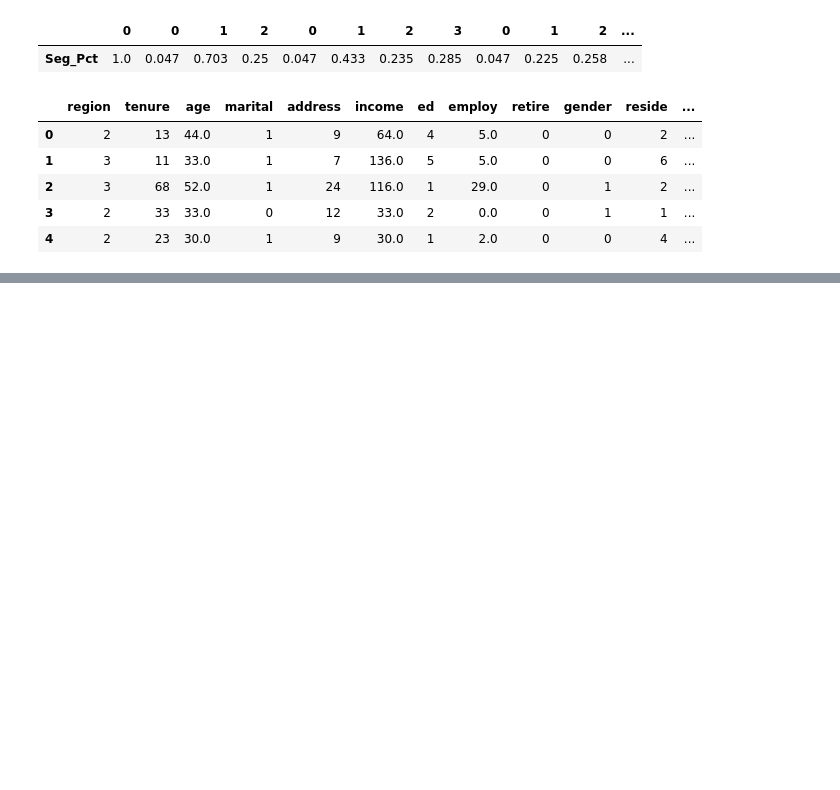
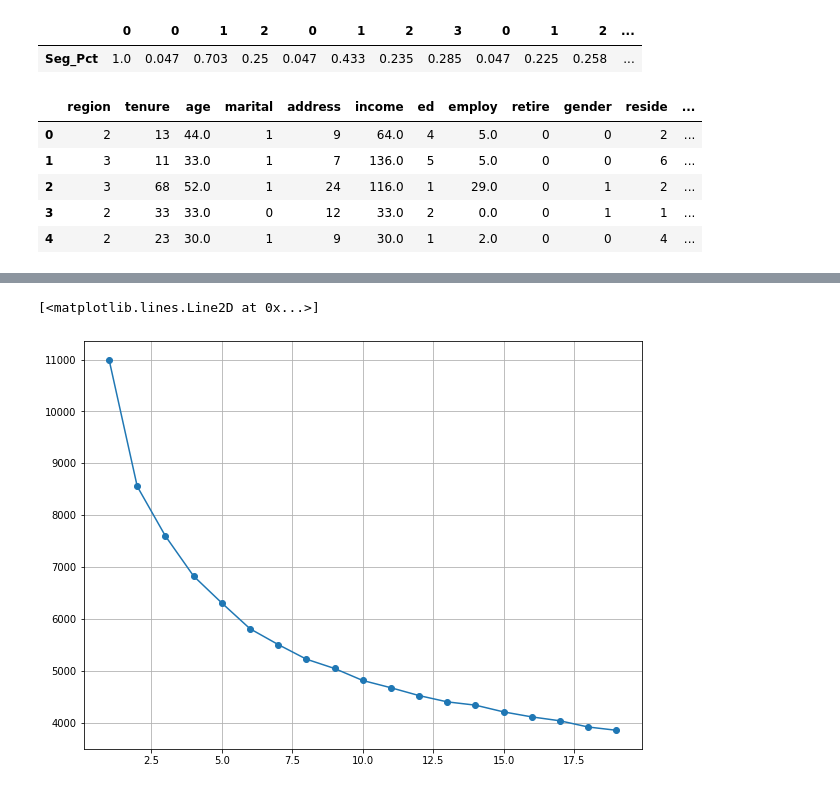
Before and after one commit to mkmritunjay/machineLearning, a Jupyter notebook: KMeans.ipynb, the cells around one changed output, grey strips where cells are left out. Cells and saved outputs as stored; diff of their text form; code cells hidden in the pictures; blank space fills up the shorter version.

```diff
--- a/KMeans.ipynb
+++ b/KMeans.ipynb
@@ -561,0 +575,12 @@ Profling_output_final.to_csv('Profiling_output.csv')
+# %%
+cluster_range = range( 1, 20 )
+cluster_errors = []
+
+for num_clusters in cluster_range:
+    clusters = KMeans( num_clusters )
+    clusters.fit( telco_scaled2 )
+    cluster_errors.append( clusters.inertia_ )
+# %%
+clusters_df = pd.DataFrame( { "num_clusters":cluster_range, "cluster_errors": cluster_errors } )
+
+clusters_df[0:10]
@@ -561,0 +599,5 @@ Profling_output_final.to_csv('Profiling_output.csv')
+# %%
+plt.plot( clusters_df.num_clusters, clusters_df.cluster_errors, marker = "o" )
+# %% [output]
+[<matplotlib.lines.Line2D at 0x...>]
+[figure, added]
```
Also changed, not shown: parts of 13 cells of this notebook.
